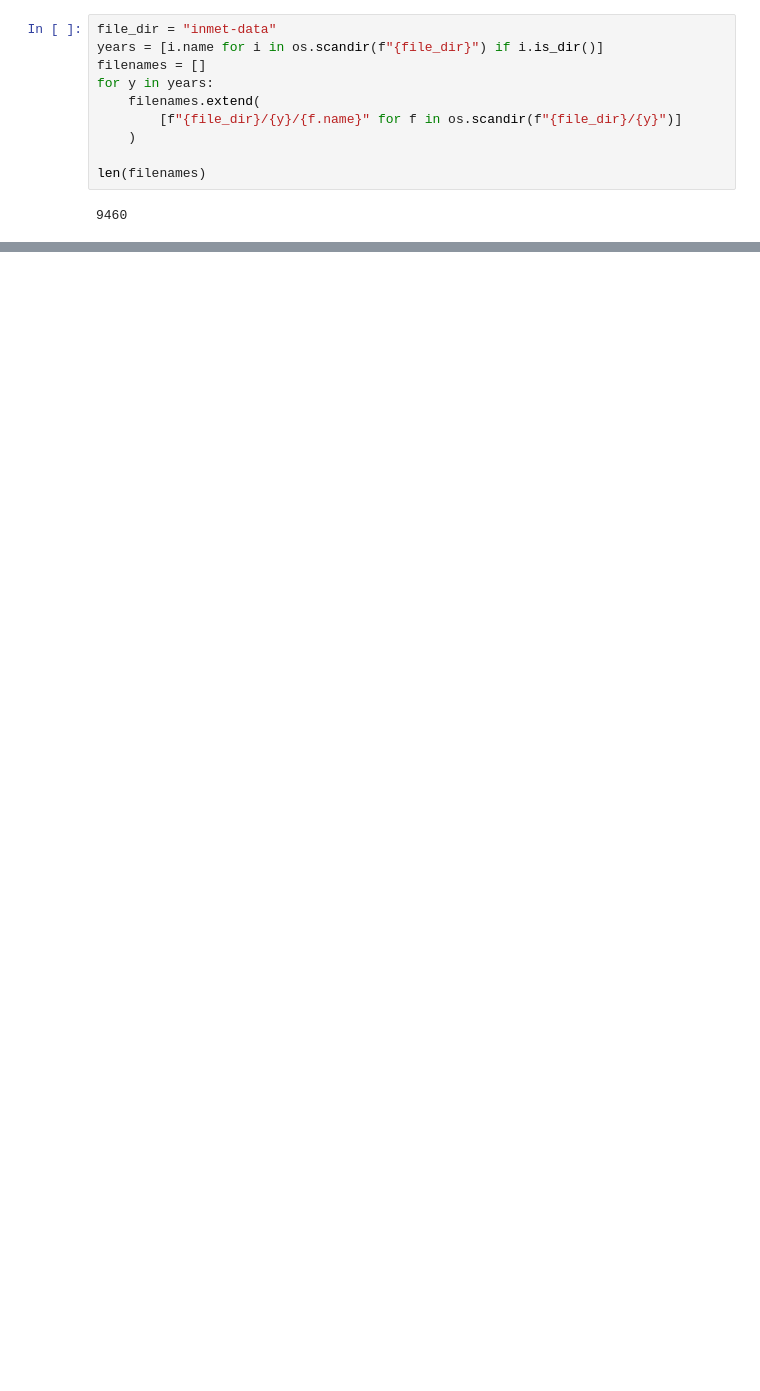
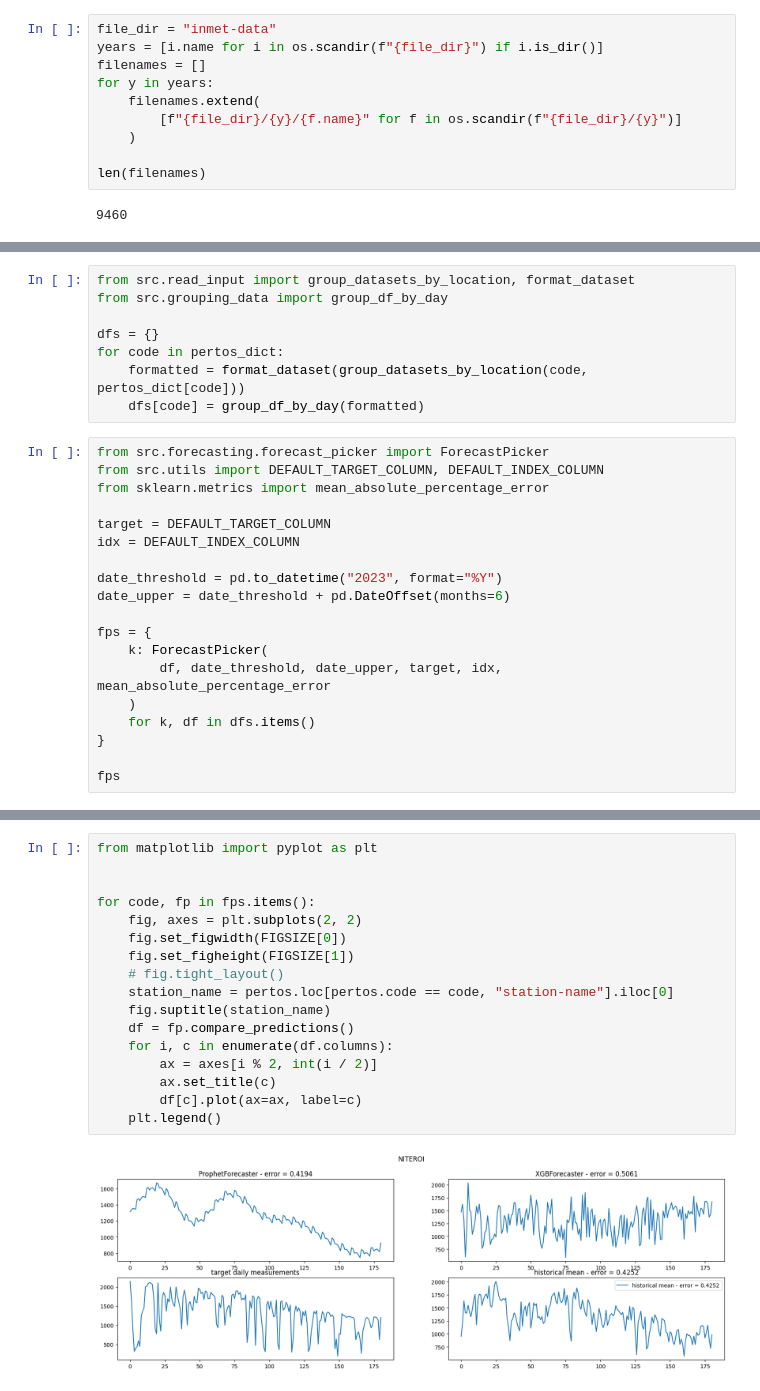
Before and after one commit to fellipessanha/solar-studies, a Jupyter notebook: multiple-cities.ipynb, the cells around one changed output, grey strips where cells are left out. Saved outputs shown, nothing was run; the diff lists cells and outputs as text; blank space fills up the shorter version.

```diff
--- a/multiple-cities.ipynb
+++ b/multiple-cities.ipynb
@@ -46,0 +113,27 @@ for f in filenames[:4]:
+# %%
+from src.read_input import group_datasets_by_location, format_dataset
+from src.grouping_data import group_df_by_day
+
+dfs = {}
+for code in pertos_dict:
+    formatted = format_dataset(group_datasets_by_location(code, pertos_dict[code]))
+    dfs[code] = group_df_by_day(formatted)
+# %%
+from src.forecasting.forecast_picker import ForecastPicker
+from src.utils import DEFAULT_TARGET_COLUMN, DEFAULT_INDEX_COLUMN
+from sklearn.metrics import mean_absolute_percentage_error
+
+target = DEFAULT_TARGET_COLUMN
+idx = DEFAULT_INDEX_COLUMN
+
+date_threshold = pd.to_datetime("2023", format="%Y")
+date_upper = date_threshold + pd.DateOffset(months=6)
+
+fps = {
+    k: ForecastPicker(
+        df, date_threshold, date_upper, target, idx, mean_absolute_percentage_error
+    )
+    for k, df in dfs.items()
+}
+
+fps
@@ -46,0 +152,19 @@ for f in filenames[:4]:
+# %%
+from matplotlib import pyplot as plt
+
+
+for code, fp in fps.items():
+    fig, axes = plt.subplots(2, 2)
+    fig.set_figwidth(FIGSIZE[0])
+    fig.set_figheight(FIGSIZE[1])
+    # fig.tight_layout()
+    station_name = pertos.loc[pertos.code == code, "station-name"].iloc[0]
+    fig.suptitle(station_name)
+    df = fp.compare_predictions()
+    for i, c in enumerate(df.columns):
+        ax = axes[i % 2, int(i / 2)]
+        ax.set_title(c)
+        df[c].plot(ax=ax, label=c)
+    plt.legend()
+# %% [output]
+[figure, added]
```
Also changed, not shown: parts of 10 cells of this notebook, 1 other file.
